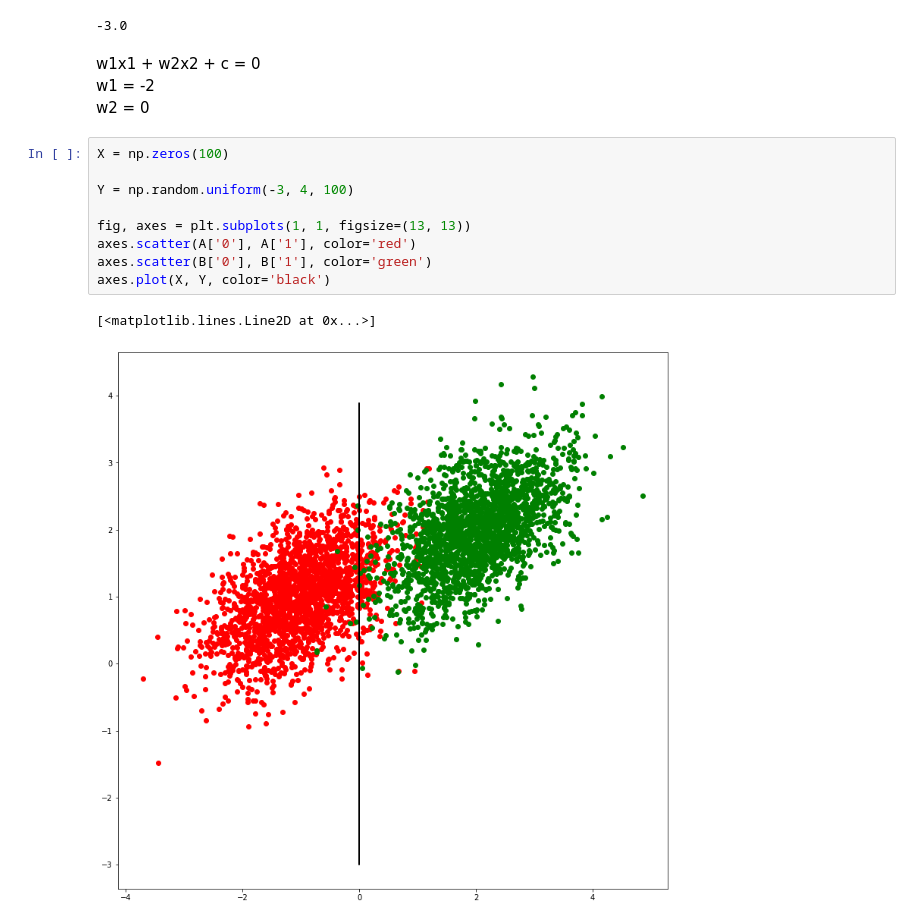
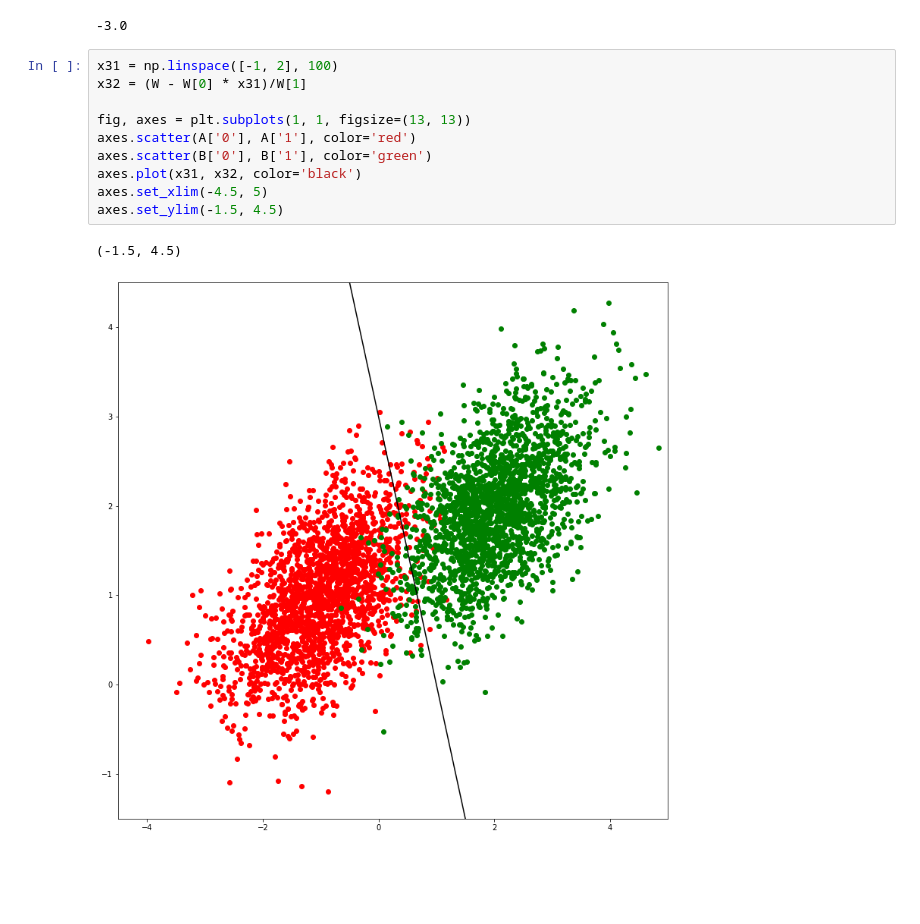
Before and after one commit to Rohanjos97/machine-learning-assignments, a Jupyter notebook: Assignment 5/Assignment5.ipynb, the cells around one changed output. Saved outputs shown, nothing was run; the diff lists cells and outputs as text; blank space fills up the shorter version.

```diff
--- a/Assignment 5/Assignment5.ipynb
+++ b/Assignment 5/Assignment5.ipynb
@@ -221,21 +237,16 @@ array([0.5, 1.5])
 np.dot(W.T, X0)
 # %% [output]
 -3.0
-# %% [markdown]
-w1x1 + w2x2 + c = 0
-<br>
-w1 = -2
-<br>
-w2 = 0
 # %%
-X = np.zeros(100)
-
-Y = np.random.uniform(-3, 4, 100)
+x31 = np.linspace([-1, 2], 100)
+x32 = (W - W[0] * x31)/W[1]
 
 fig, axes = plt.subplots(1, 1, figsize=(13, 13))
 axes.scatter(A['0'], A['1'], color='red')
 axes.scatter(B['0'], B['1'], color='green')
-axes.plot(X, Y, color='black')
+axes.plot(x31, x32, color='black')
+axes.set_xlim(-4.5, 5)
+axes.set_ylim(-1.5, 4.5)
 # %% [output]
-[<matplotlib.lines.Line2D at 0x...>]
+(-1.5, 4.5)
-[figure, old version]
+[figure, new version]
```
Also changed, not shown: parts of 14 cells of this notebook.
